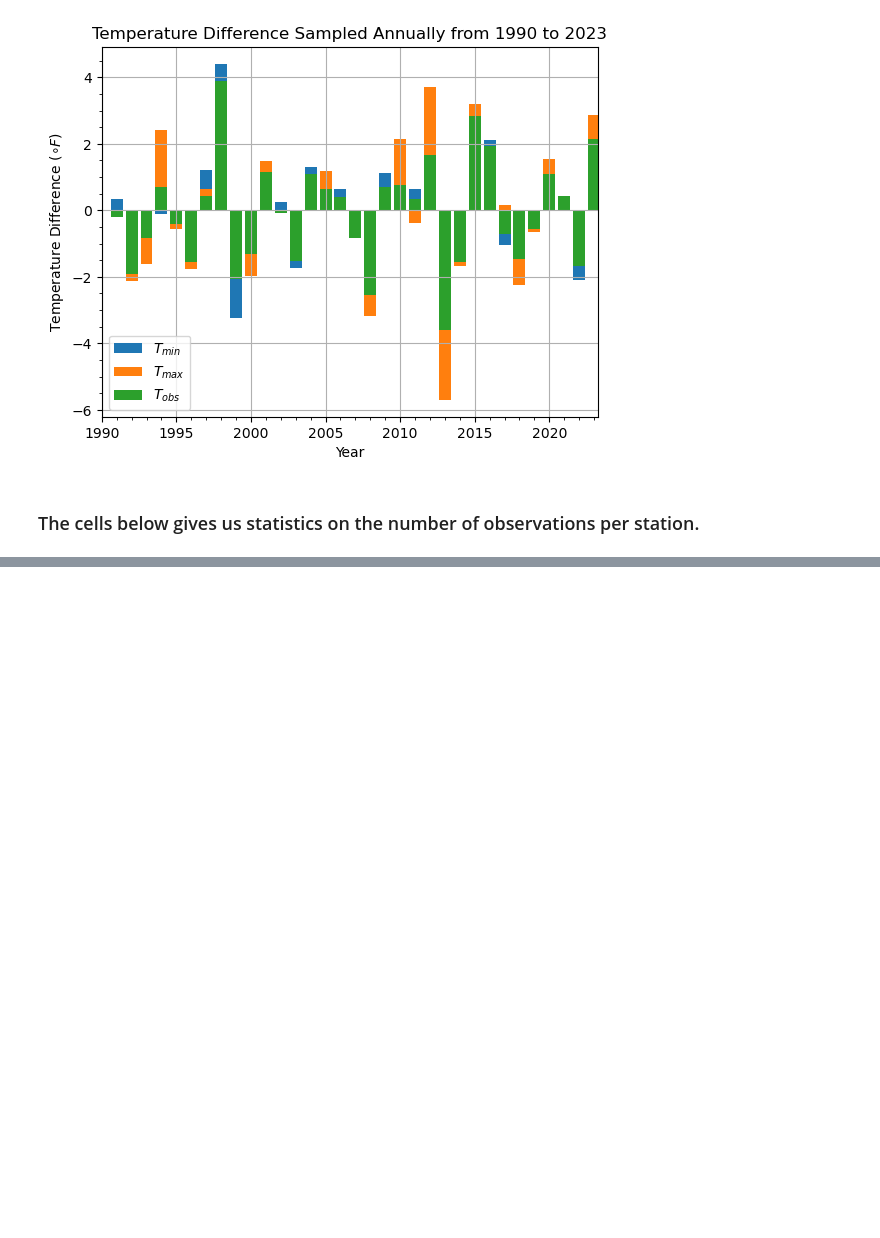
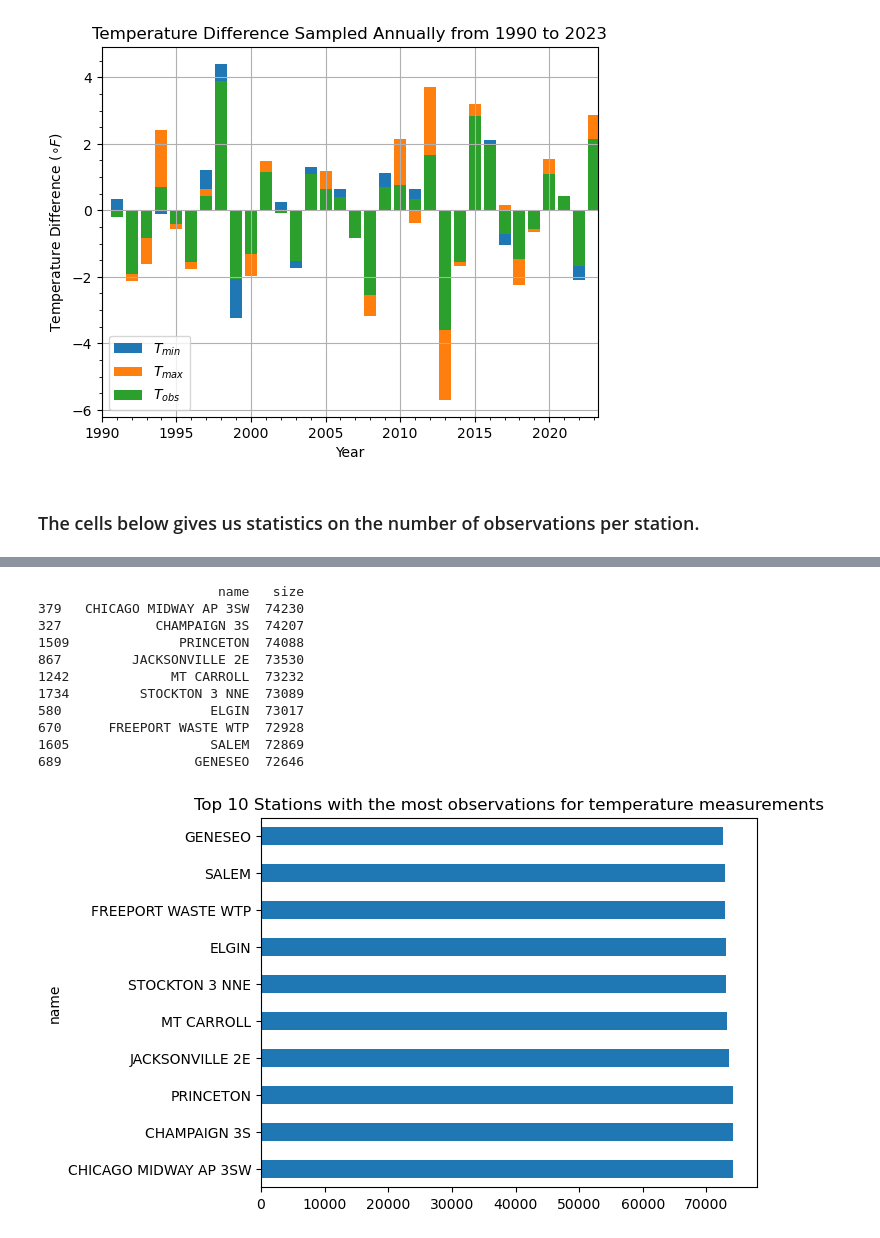
Before and after one commit to hfactor13/IllinoisWeather, a Jupyter notebook: weather_analysis.ipynb, the cells around one changed output, grey strips where cells are left out. Cells and saved outputs as stored; diff of their text form; code cells hidden in the pictures; blank space fills up the shorter version.

```diff
--- a/weather_analysis.ipynb
+++ b/weather_analysis.ipynb
@@ -306,4 +305,21 @@ num_obs_per_station.sort_values(by = "obs_count")
 1950 rows × 2 columns
+# %%
+num_obs_per_station[:10].plot(x = "name", y = "size", kind = "barh", title = "Top 10 Stations with the most observations for temperature measurements", legend = False)
+print(num_obs_per_station[:10])
+plt.show()
+# %% [output]
+                       name   size
+379   CHICAGO MIDWAY AP 3SW  74230
+327            CHAMPAIGN 3S  74207
+1509              PRINCETON  74088
+867         JACKSONVILLE 2E  73530
+1242             MT CARROLL  73232
+1734         STOCKTON 3 NNE  73089
+580                   ELGIN  73017
+670      FREEPORT WASTE WTP  72928
+1605                  SALEM  72869
+689                 GENESEO  72646
+[figure, added]
 # %%
 num_obs_per_station.describe()
 # %% [output]
```
Also changed, not shown: parts of 6 cells of this notebook.
